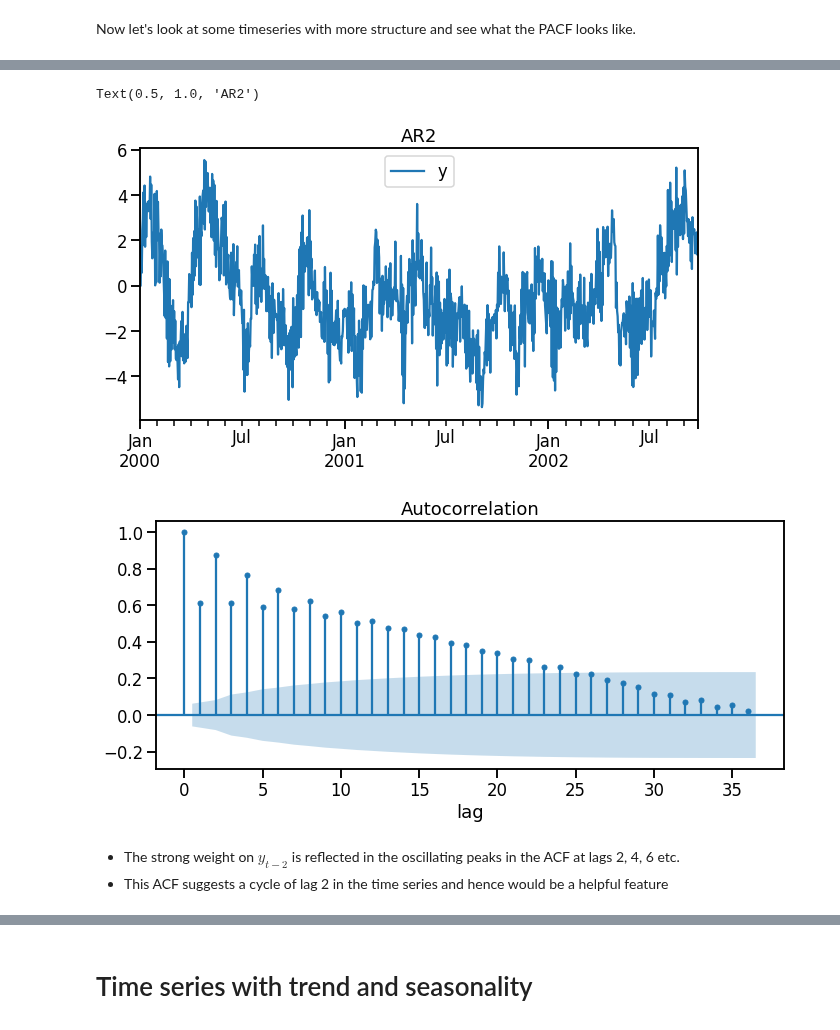
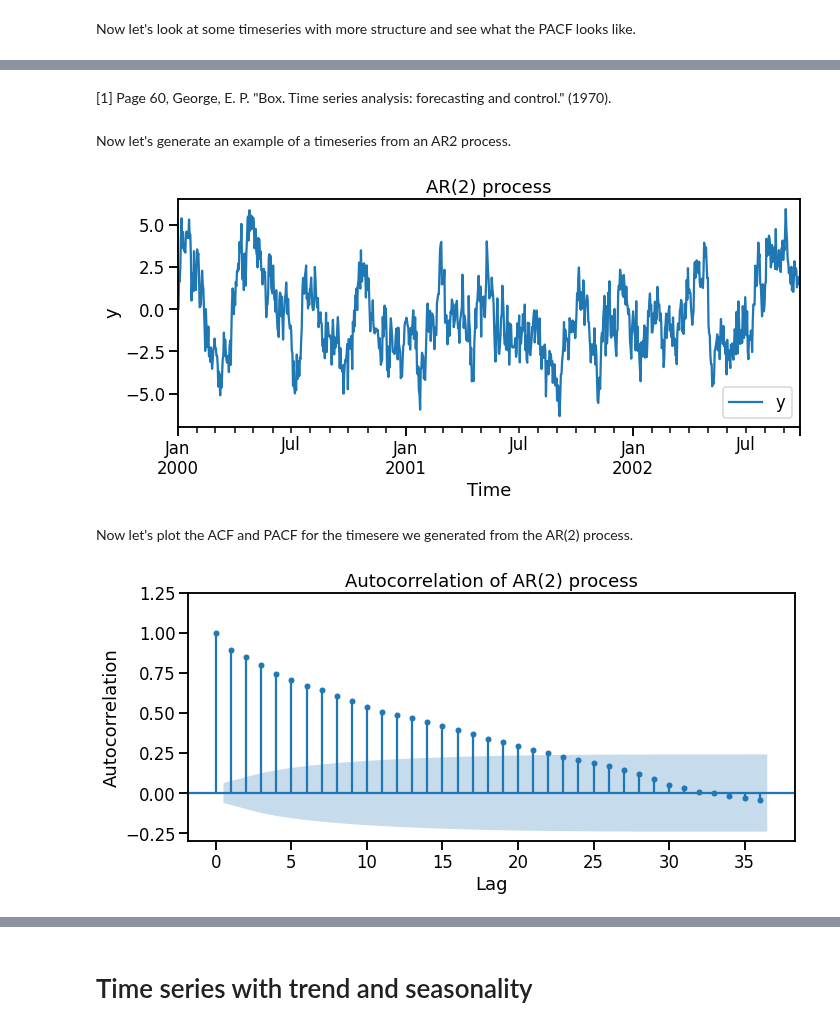
Before and after one commit to trainindata/feature-engineering-for-time-series-forecasting, a Jupyter notebook: 07-Lag-Features/04-partial-autocorrelation-function.ipynb, the cells around one changed output, grey strips where cells are left out. Drawn from its saved outputs; the diff is of its cells as text; code cells hidden in the pictures.

```diff
--- a/07-Lag-Features/04-partial-autocorrelation-function.ipynb
+++ b/07-Lag-Features/04-partial-autocorrelation-function.ipynb
@@ -144,9 +161,13 @@ $$y_t = \phi_1 y_{{t-1}} + \phi_2 y_{{t-2}} + noise_t$$ where $$noise_{t}  \sim
+# %% [markdown]
+[1] Page 60, George, E. P. "Box. Time series analysis: forecasting and control." (1970).
+# %% [markdown]
+Now let's generate an example of a timeseries from an AR2 process.
 # %%
 # Initial parameters
 num_timesteps = 1000  # Length of time series we want
 np.random.seed(0)  # Ensures we generate the same random numbers every time
-phi_1 = 0.1
-phi_2 = 0.8
+phi_1 = 0.7
+phi_2 = 0.2
 ts = pd.date_range(start="2000-01-01", periods=num_timesteps, freq="D")
 
 # Generate time series
@@ -159,10 +180,14 @@ df = pd.DataFrame(data={"y": y}, index=ts)
 # %%
 # Plot the time series
 ax = df.plot(figsize=[10, 5])
-ax.set_title("AR2")
+ax.set_title("AR(2) process")
+ax.set_ylabel("y")
+ax.set_xlabel("Time")
+plt.tight_layout()
 # %% [output]
-Text(0.5, 1.0, 'AR2')
-[figure, old version]
+[figure, new version]
+# %% [markdown]
+Now let's plot the ACF and PACF for the timesere we generated from the AR(2) process.
 # %%
 fig, ax = plt.subplots(figsize=[10, 5])
 plot_acf(
@@ -170,14 +195,14 @@ plot_acf(
     lags=36,
     ax=ax,
     alpha=0.05,
+    auto_ylims=True
 )
-ax.set_xlabel("lag")
+ax.set_title("Autocorrelation of AR(2) process")
+ax.set_ylabel("Autocorrelation")
+ax.set_xlabel("Lag")
 plt.tight_layout()
 # %% [output]
-[figure, old version]
+[figure, new version]
-# %% [markdown]
-- The strong weight on $𝑦_{𝑡−2}$  is reflected in the oscillating peaks in the ACF at lags 2, 4, 6 etc.
-- This ACF suggests a cycle of lag 2 in the time series and hence would be a helpful feature
 # %%
 fig, ax = plt.subplots(figsize=[10, 5])
 plot_pacf(
```
Also changed, not shown: parts of 38 cells of this notebook, 5 other files.
